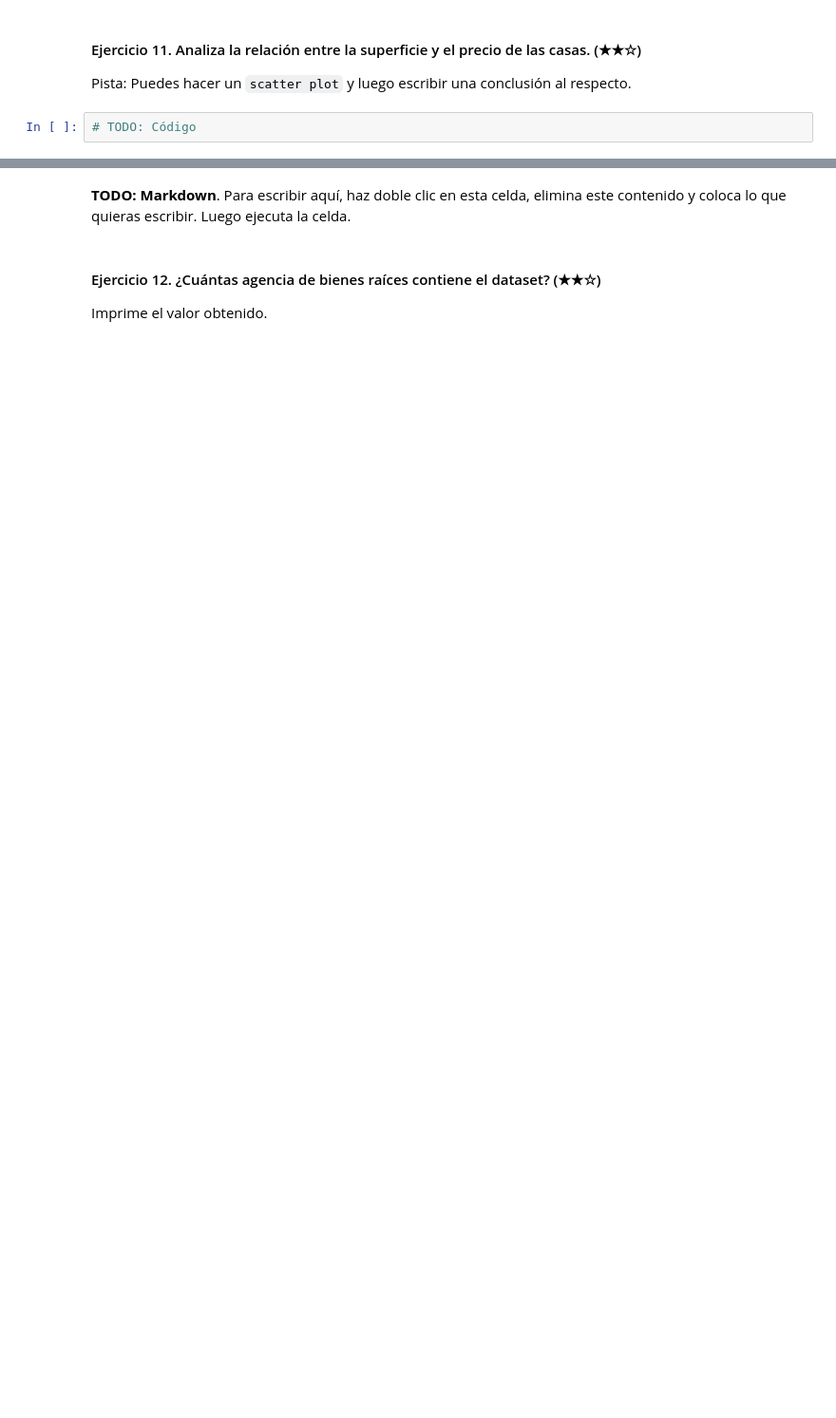
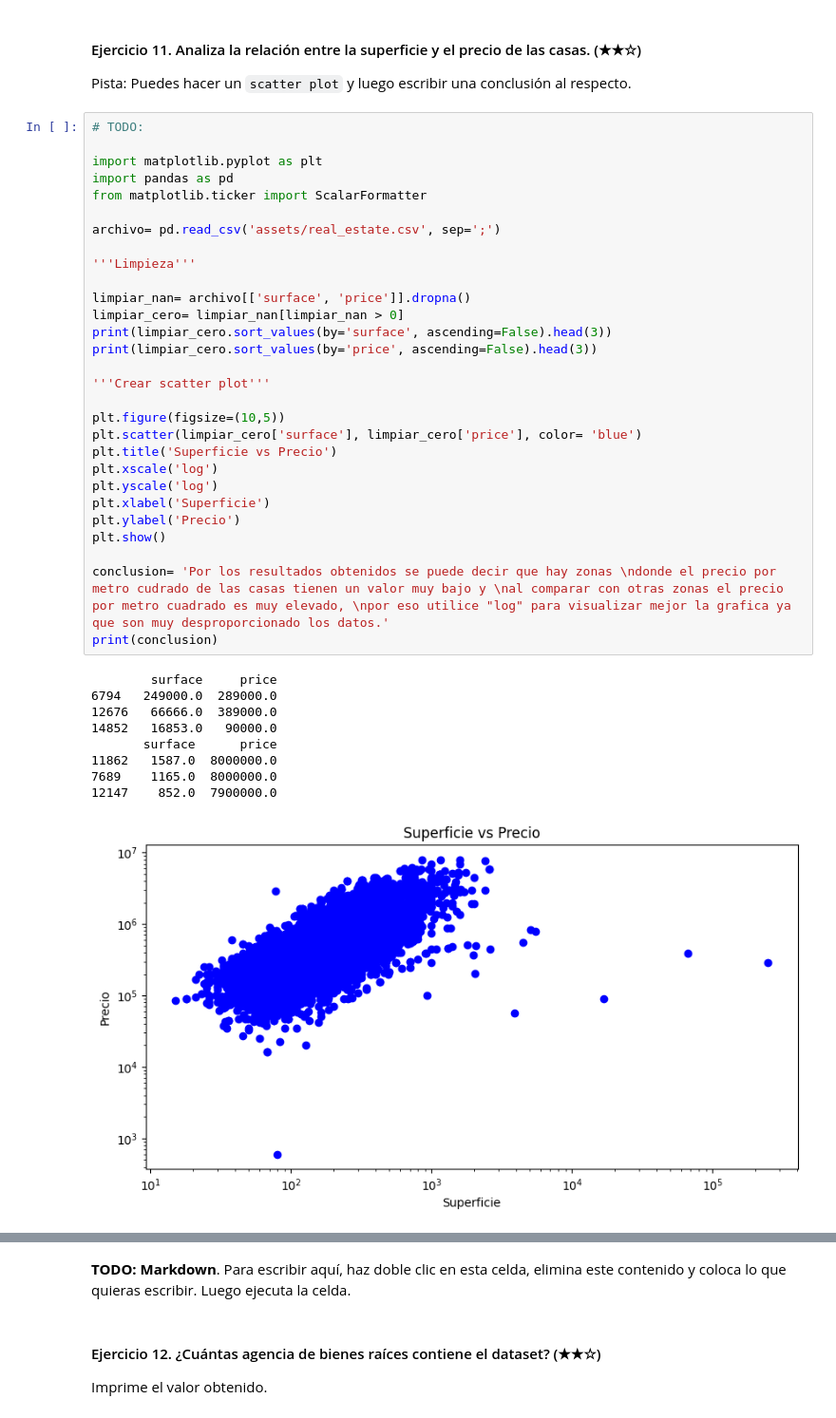
Before and after one commit to 4GeeksAcademy/Yajaidy_realestate-datacleanup-exercise, a Jupyter notebook: project.es.ipynb, the cells around one changed output, grey strips where cells are left out. Shown: that part at 95% size. Cells and saved outputs as stored; diff of their text form; blank space fills up the shorter version.

```diff
--- a/project.es.ipynb
+++ b/project.es.ipynb
@@ -235,4 +263,41 @@ Pista: Crea una nueva columna llamada `pps` (*price per square* o precio por met
 
 Pista: Puedes hacer un `scatter plot` y luego escribir una conclusión al respecto.
 # %%
-# TODO: Código
+# TODO:
+
+import matplotlib.pyplot as plt
+import pandas as pd
+from matplotlib.ticker import ScalarFormatter
+
+archivo= pd.read_csv('assets/real_estate.csv', sep=';')
+
+'''Limpieza'''
+
+limpiar_nan= archivo[['surface', 'price']].dropna()
+limpiar_cero= limpiar_nan[limpiar_nan > 0]
+print(limpiar_cero.sort_values(by='surface', ascending=False).head(3))
+print(limpiar_cero.sort_values(by='price', ascending=False).head(3))
+
+'''Crear scatter plot'''
+
+plt.figure(figsize=(10,5))
+plt.scatter(limpiar_cero['surface'], limpiar_cero['price'], color= 'blue')
+plt.title('Superficie vs Precio')
+plt.xscale('log')
+plt.yscale('log')
+plt.xlabel('Superficie')
+plt.ylabel('Precio')
+plt.show()
+
+conclusion= 'Por los resultados obtenidos se puede decir que hay zonas \ndonde el precio por metro cudrado de las casas tienen un valor muy bajo y \nal comparar con otras zonas el precio por metro cuadrado es muy elevado, \npor eso utilice "log" para visualizar mejor la grafica ya que son muy desproporcionado los datos.'
+print(conclusion)
+# %% [output]
+        surface     price
+6794   249000.0  289000.0
+12676   66666.0  389000.0
+14852   16853.0   90000.0
+       surface      price
+11862   1587.0  8000000.0
+7689    1165.0  8000000.0
+12147    852.0  7900000.0
+[figure, added]
```
Also changed, not shown: parts of 9 cells of this notebook.
